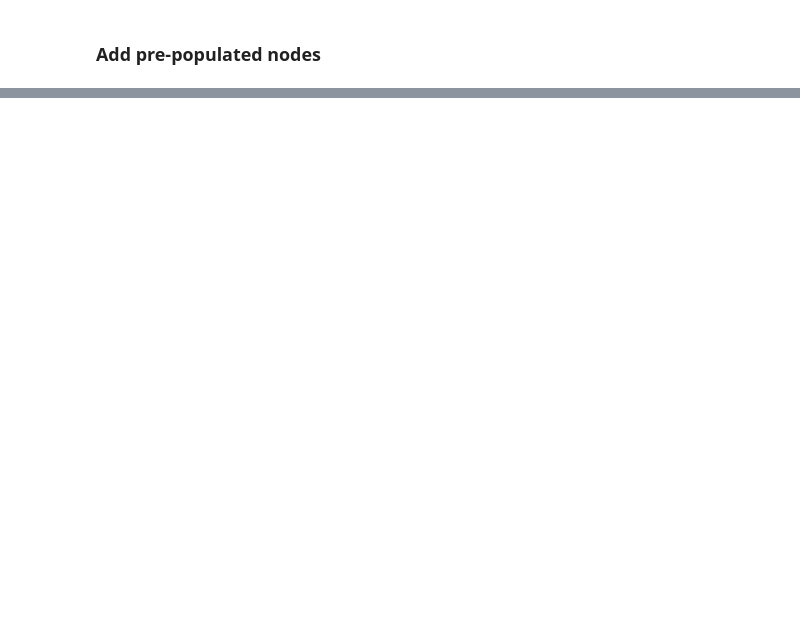
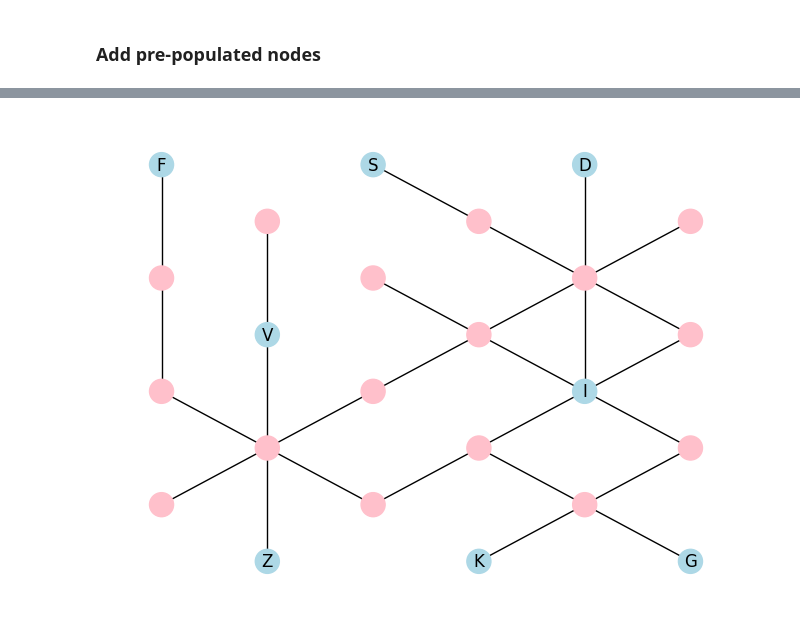
Before and after one commit to simonharris/hexalex.py, a Jupyter notebook: hexalex1911.ipynb, the cells around one changed output, grey strips where cells are left out. Cells and saved outputs as stored; diff of their text form; code cells hidden in the pictures; blank space fills up the shorter version.

```diff
--- a/hexalex1911.ipynb
+++ b/hexalex1911.ipynb
@@ -73,0 +126,9 @@ plt.show()
+# %%
+# Draw the graph with custom node colors and labels
+node_colors = ['lightblue' if H.nodes[node]['filled'] else 'pink' for node in H.nodes]
+node_labels = {node: node if H.nodes[node]['filled'] else '' for node in H.nodes}
+
+nx.draw(H, with_labels=True, pos=pos, labels=node_labels, node_color=node_colors)
+plt.show()
+# %% [output]
+[figure, added]
```
Also changed, not shown: parts of 8 cells of this notebook.
